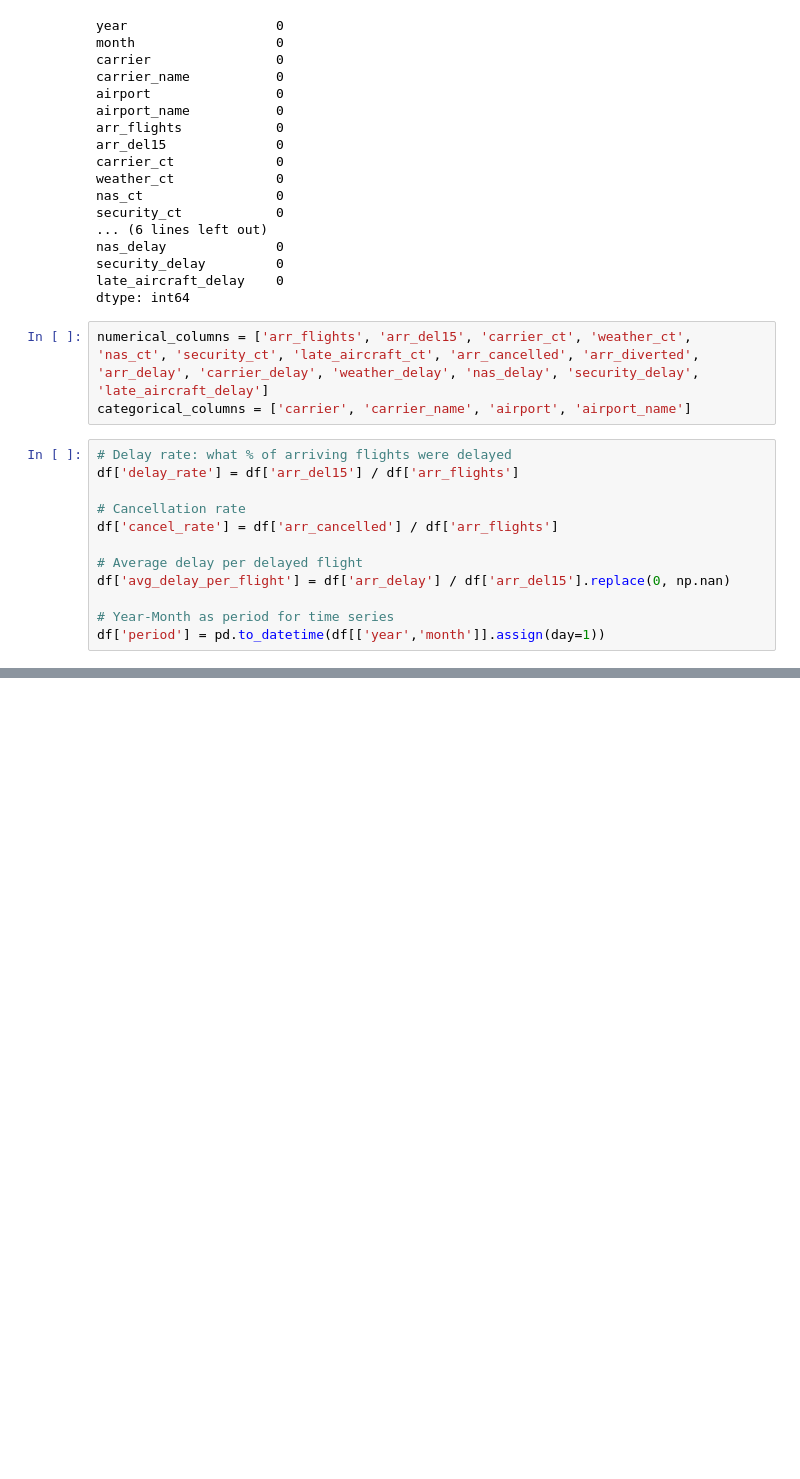
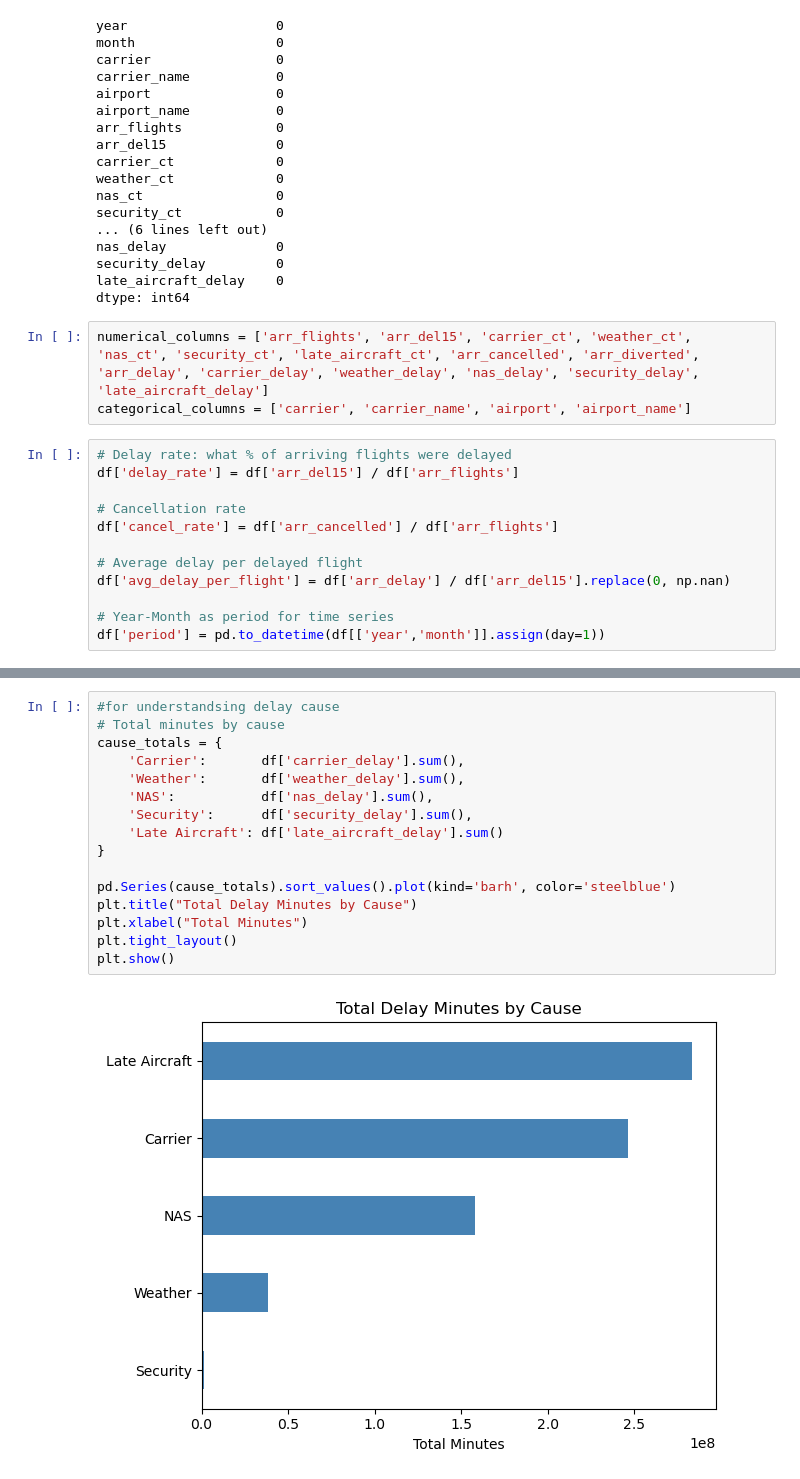
Before and after one commit to Rojin-Dhami/Flight-Delay-data-analysis, a Jupyter notebook: notebooks/eda.ipynb, the cells around one changed output, grey strips where cells are left out. Saved outputs shown, nothing was run; the diff lists cells and outputs as text; blank space fills up the shorter version.

```diff
--- a/notebooks/eda.ipynb
+++ b/notebooks/eda.ipynb
@@ -143,0 +200,18 @@ df['period'] = pd.to_datetime(df[['year','month']].assign(day=1))
+# %%
+#for understandsing delay cause
+# Total minutes by cause
+cause_totals = {
+    'Carrier':       df['carrier_delay'].sum(),
+    'Weather':       df['weather_delay'].sum(),
+    'NAS':           df['nas_delay'].sum(),
+    'Security':      df['security_delay'].sum(),
+    'Late Aircraft': df['late_aircraft_delay'].sum()
+}
+
+pd.Series(cause_totals).sort_values().plot(kind='barh', color='steelblue')
+plt.title("Total Delay Minutes by Cause")
+plt.xlabel("Total Minutes")
+plt.tight_layout()
+plt.show()
+# %% [output]
+[figure, added]
```
Also changed, not shown: parts of 12 cells of this notebook.
